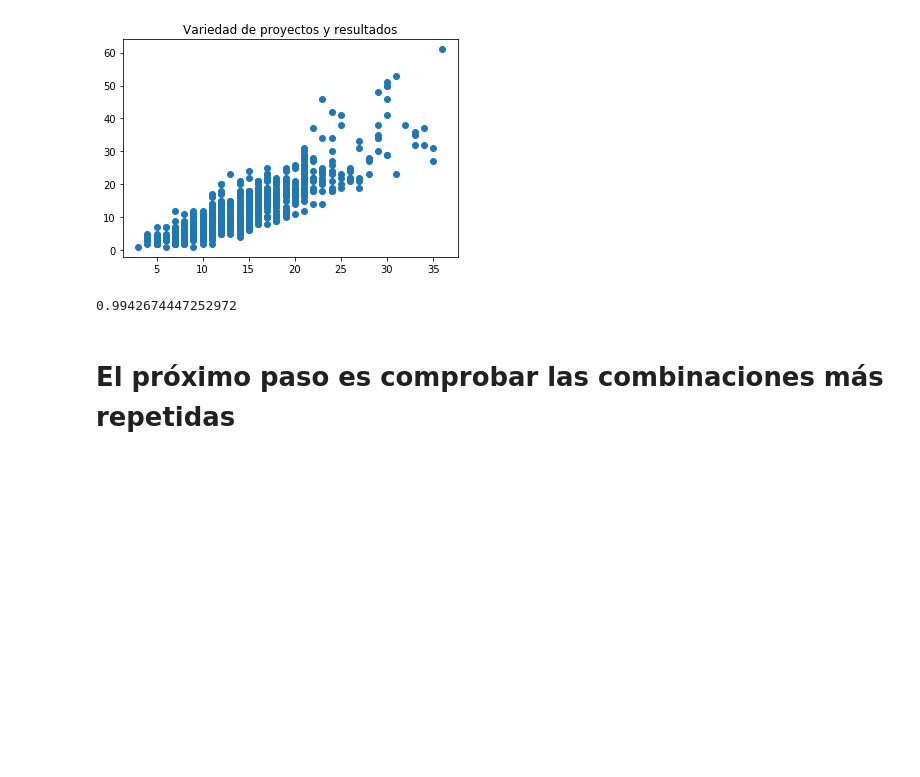
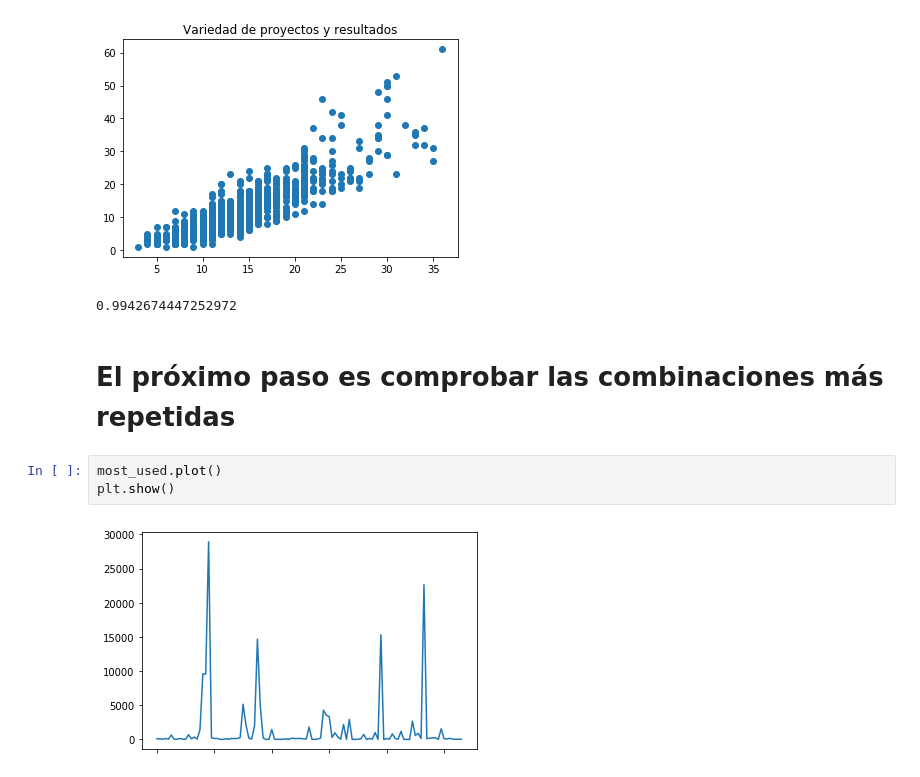
Before and after one commit to robernom/app-inventor-analysis, a Jupyter notebook: blocks_analysis.ipynb, the cells around one changed output. Saved outputs shown, nothing was run; the diff lists cells and outputs as text; blank space fills up the shorter version.

```diff
--- a/blocks_analysis.ipynb
+++ b/blocks_analysis.ipynb
@@ -255,3 +256,8 @@ results[all_results]['total'].corr(blocks['variety'])
 0.9942674447252972
 # %% [markdown]
 # El próximo paso es comprobar las combinaciones más repetidas
+# %%
+most_used.plot()
+plt.show()
+# %% [output]
+[figure, added]
```
Also changed, not shown: parts of 1 cell of this notebook, 3 other files.
